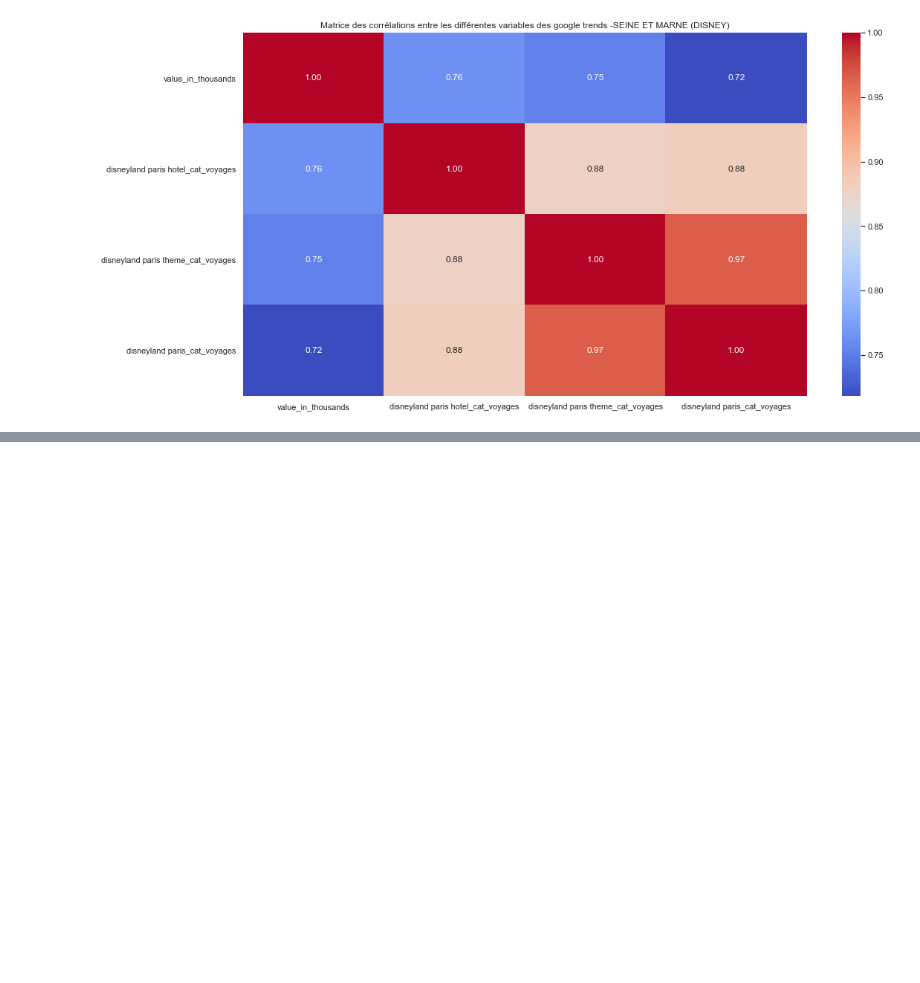
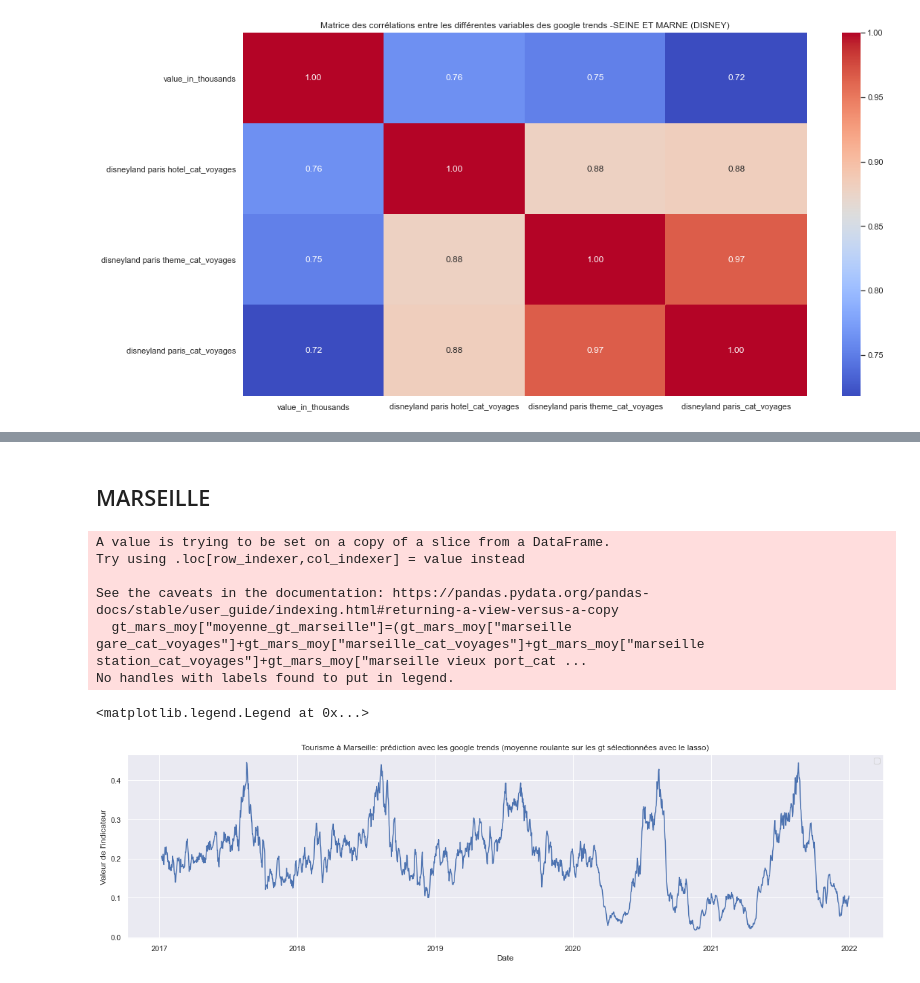
Before and after one commit to julienowack/stat_app, a Jupyter notebook: test lasso.ipynb, the cells around one changed output, grey strips where cells are left out. Saved outputs shown, nothing was run; the diff lists cells and outputs as text; code cells hidden in the pictures; blank space fills up the shorter version.

```diff
--- a/test lasso.ipynb
+++ b/test lasso.ipynb
@@ -1102,0 +1186,27 @@ Text(0.5, 1.0, 'Matrice des corrélations entre les différentes variables des g
+# %% [markdown]
+## MARSEILLE
+# %%
+# on sélectionne les variables pour marseille
+gt_mars_moy=df_gt2_stand[["marseille gare_cat_voyages","marseille_cat_voyages","marseille station_cat_voyages","marseille vieux port_cat_voyages"]]
+gt_mars_moy["moyenne_gt_marseille"]=(gt_mars_moy["marseille gare_cat_voyages"]+gt_mars_moy["marseille_cat_voyages"]+gt_mars_moy["marseille station_cat_voyages"]+gt_mars_moy["marseille vieux port_cat_voyages"])/4
+gt_mars_moy=gt_mars_moy.reset_index()
+
+#on représente graphiquement
+x=gt_mars_moy[["date"]]
+y=gt_mars_moy[["moyenne_gt_marseille"]]
+z = rolling_mean = gt_mars_moy["moyenne_gt_marseille"].rolling(window = 7).mean()
+fig = plt.figure(1, figsize=(20, 5))
+plt.plot(x, z)
+plt.title('Tourisme à Marseille: prédiction avec les google trends (moyenne roulante sur les gt sélectionnées avec le lasso)')
+plt.xlabel('Date')
+plt.ylabel("Valeur de l'indicateur")
+plt.legend()
+# %% [output]
+A value is trying to be set on a copy of a slice from a DataFrame.
+Try using .loc[row_indexer,col_indexer] = value instead
+
+See the caveats in the documentation: https://pandas.pydata.org/pandas-docs/stable/user_guide/indexing.html#returning-a-view-versus-a-copy
+  gt_mars_moy["moyenne_gt_marseille"]=(gt_mars_moy["marseille gare_cat_voyages"]+gt_mars_moy["marseille_cat_voyages"]+gt_mars_moy["marseille station_cat_voyages"]+gt_mars_moy["marseille vieux port_cat ...
+No handles with labels found to put in legend.
+<matplotlib.legend.Legend at 0x...>
+[figure, added]
```
Also changed, not shown: parts of 31 cells of this notebook.
